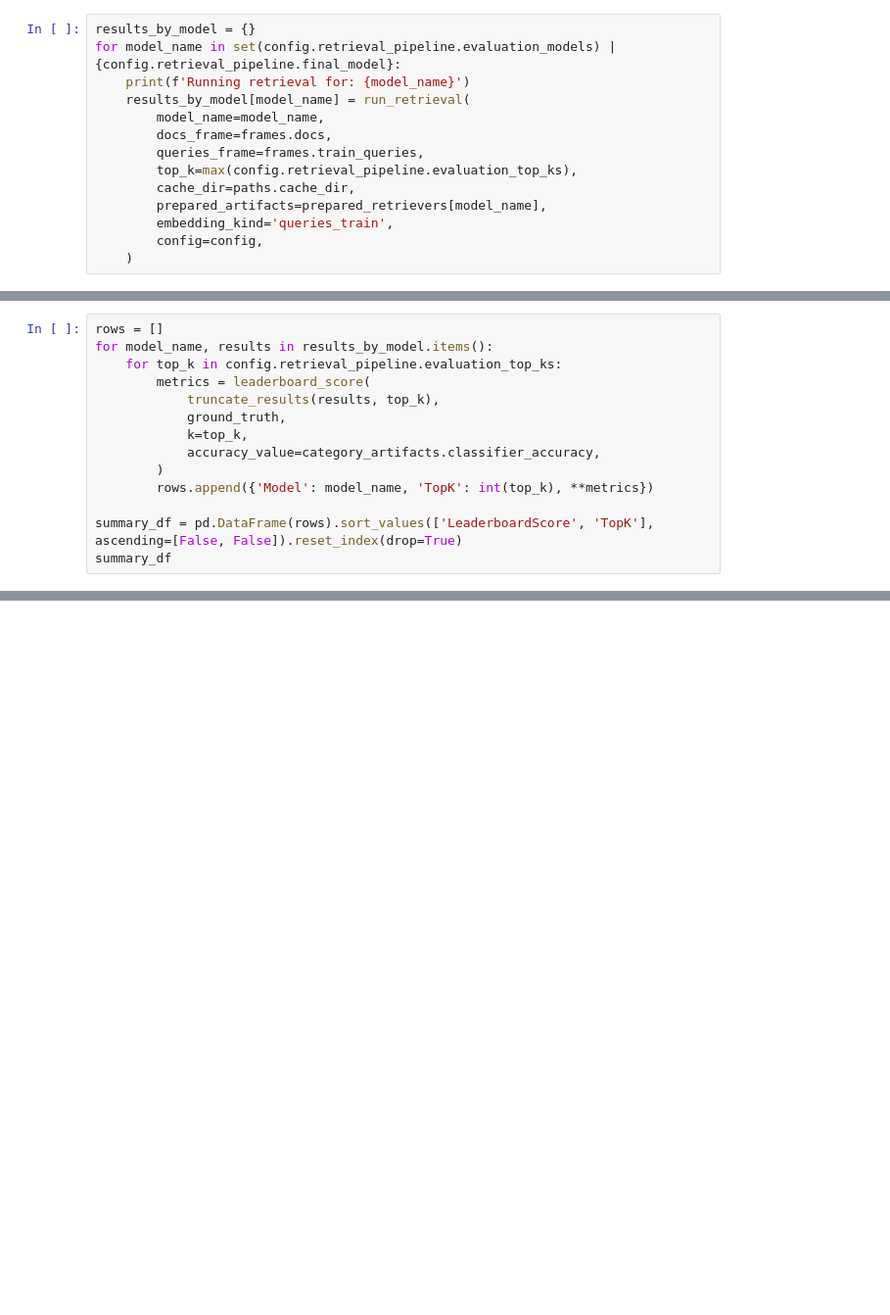
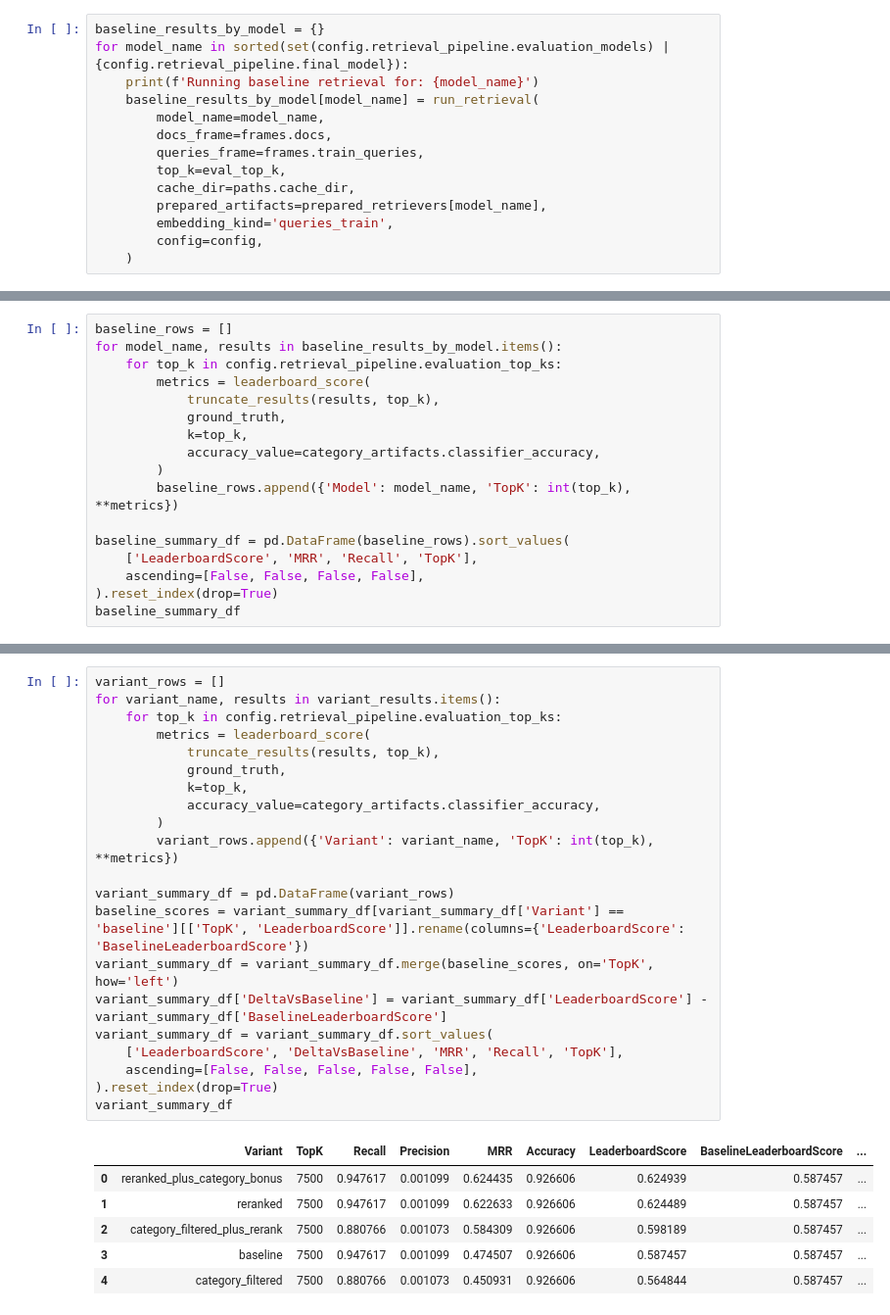
Before and after one commit to sorooshaghaei/retrieval_project, a Jupyter notebook: notebooks/retrieval-evaluation.ipynb, the cells around one changed output, grey strips where cells are left out. Shown at 98% size. Saved outputs shown, nothing was run; the diff lists cells and outputs as text; blank space fills up the shorter version.

```diff
--- a/notebooks/retrieval-evaluation.ipynb
+++ b/notebooks/retrieval-evaluation.ipynb
@@ -105,12 +140,12 @@ Run each configured retriever on the training queries and keep the ranked output
 # %%
-results_by_model = {}
-for model_name in set(config.retrieval_pipeline.evaluation_models) | {config.retrieval_pipeline.final_model}:
-    print(f'Running retrieval for: {model_name}')
-    results_by_model[model_name] = run_retrieval(
+baseline_results_by_model = {}
+for model_name in sorted(set(config.retrieval_pipeline.evaluation_models) | {config.retrieval_pipeline.final_model}):
+    print(f'Running baseline retrieval for: {model_name}')
+    baseline_results_by_model[model_name] = run_retrieval(
         model_name=model_name,
         docs_frame=frames.docs,
         queries_frame=frames.train_queries,
-        top_k=max(config.retrieval_pipeline.evaluation_top_ks),
+        top_k=eval_top_k,
         cache_dir=paths.cache_dir,
         prepared_artifacts=prepared_retrievers[model_name],
         embedding_kind='queries_train',
@@ -123,6 +173,6 @@ Compute Recall, Precision, MRR, Accuracy, and the combined leaderboard score at
 # %%
-rows = []
-for model_name, results in results_by_model.items():
+baseline_rows = []
+for model_name, results in baseline_results_by_model.items():
     for top_k in config.retrieval_pipeline.evaluation_top_ks:
         metrics = leaderboard_score(
             truncate_results(results, top_k),
@@ -130,7 +180,10 @@ for model_name, results in results_by_model.items():
             k=top_k,
             accuracy_value=category_artifacts.classifier_accuracy,
         )
-        rows.append({'Model': model_name, 'TopK': int(top_k), **metrics})
+        baseline_rows.append({'Model': model_name, 'TopK': int(top_k), **metrics})
 
-summary_df = pd.DataFrame(rows).sort_values(['LeaderboardScore', 'TopK'], ascending=[False, False]).reset_index(drop=True)
-summary_df
+baseline_summary_df = pd.DataFrame(baseline_rows).sort_values(
+    ['LeaderboardScore', 'MRR', 'Recall', 'TopK'],
+    ascending=[False, False, False, False],
+).reset_index(drop=True)
+baseline_summary_df
@@ -136,0 +317,28 @@ summary_df
+# %%
+variant_rows = []
+for variant_name, results in variant_results.items():
+    for top_k in config.retrieval_pipeline.evaluation_top_ks:
+        metrics = leaderboard_score(
+            truncate_results(results, top_k),
+            ground_truth,
+            k=top_k,
+            accuracy_value=category_artifacts.classifier_accuracy,
+        )
+        variant_rows.append({'Variant': variant_name, 'TopK': int(top_k), **metrics})
+
+variant_summary_df = pd.DataFrame(variant_rows)
+baseline_scores = variant_summary_df[variant_summary_df['Variant'] == 'baseline'][['TopK', 'LeaderboardScore']].rename(columns={'LeaderboardScore': 'BaselineLeaderboardScore'})
+variant_summary_df = variant_summary_df.merge(baseline_scores, on='TopK', how='left')
+variant_summary_df['DeltaVsBaseline'] = variant_summary_df['LeaderboardScore'] - variant_summary_df['BaselineLeaderboardScore']
+variant_summary_df = variant_summary_df.sort_values(
+    ['LeaderboardScore', 'DeltaVsBaseline', 'MRR', 'Recall', 'TopK'],
+    ascending=[False, False, False, False, False],
+).reset_index(drop=True)
+variant_summary_df
+# %% [output]
+|  | Variant | TopK | Recall | Precision | MRR | Accuracy | LeaderboardScore | BaselineLeaderboardScore | ... |
+| 0 | reranked_plus_category_bonus | 7500 | 0.947617 | 0.001099 | 0.624435 | 0.926606 | 0.624939 | 0.587457 | ... |
+| 1 | reranked | 7500 | 0.947617 | 0.001099 | 0.622633 | 0.926606 | 0.624489 | 0.587457 | ... |
+| 2 | category_filtered_plus_rerank | 7500 | 0.880766 | 0.001073 | 0.584309 | 0.926606 | 0.598189 | 0.587457 | ... |
+| 3 | baseline | 7500 | 0.947617 | 0.001099 | 0.474507 | 0.926606 | 0.587457 | 0.587457 | ... |
+| 4 | category_filtered | 7500 | 0.880766 | 0.001073 | 0.450931 | 0.926606 | 0.564844 | 0.587457 | ... |
```
Also changed, not shown: parts of 21 cells of this notebook, 3 other files.
